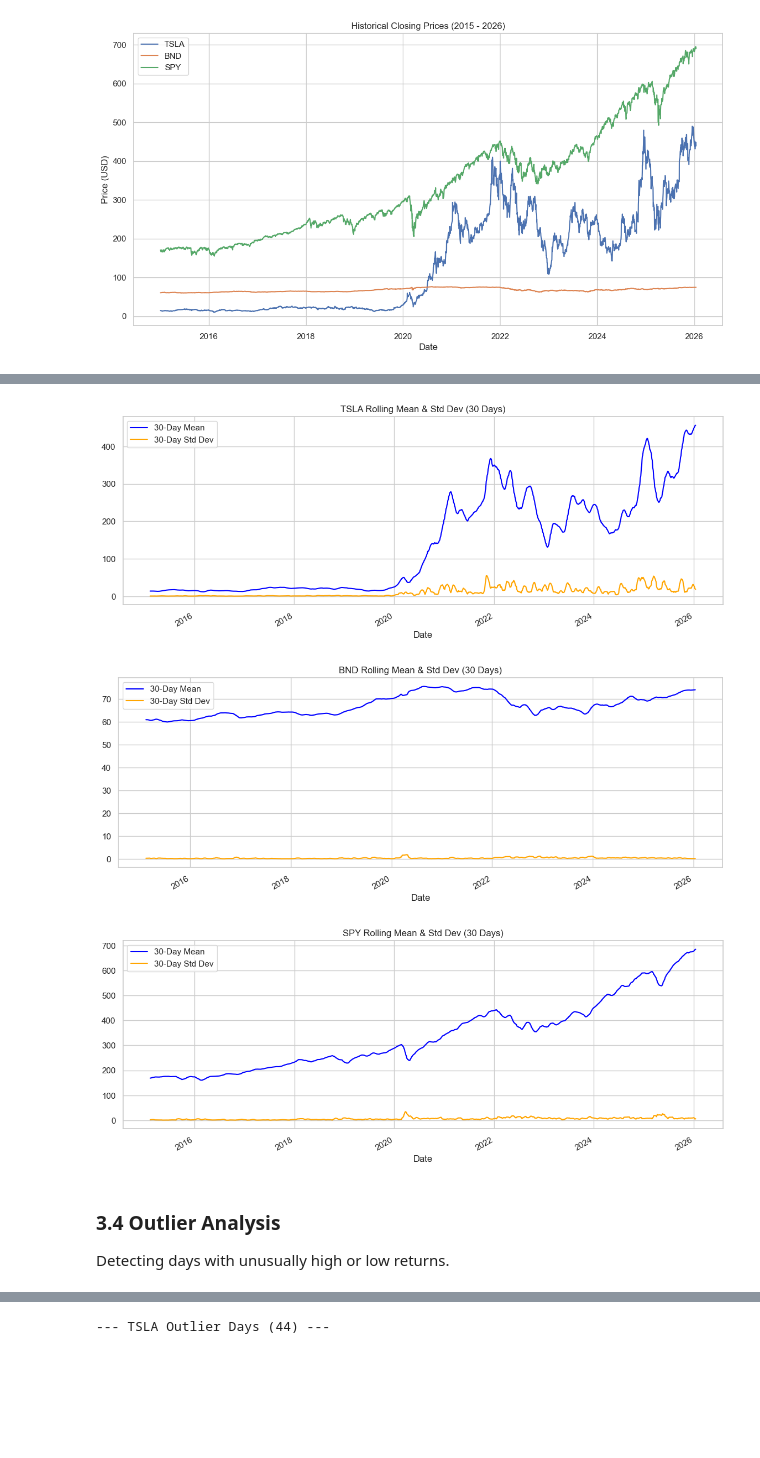
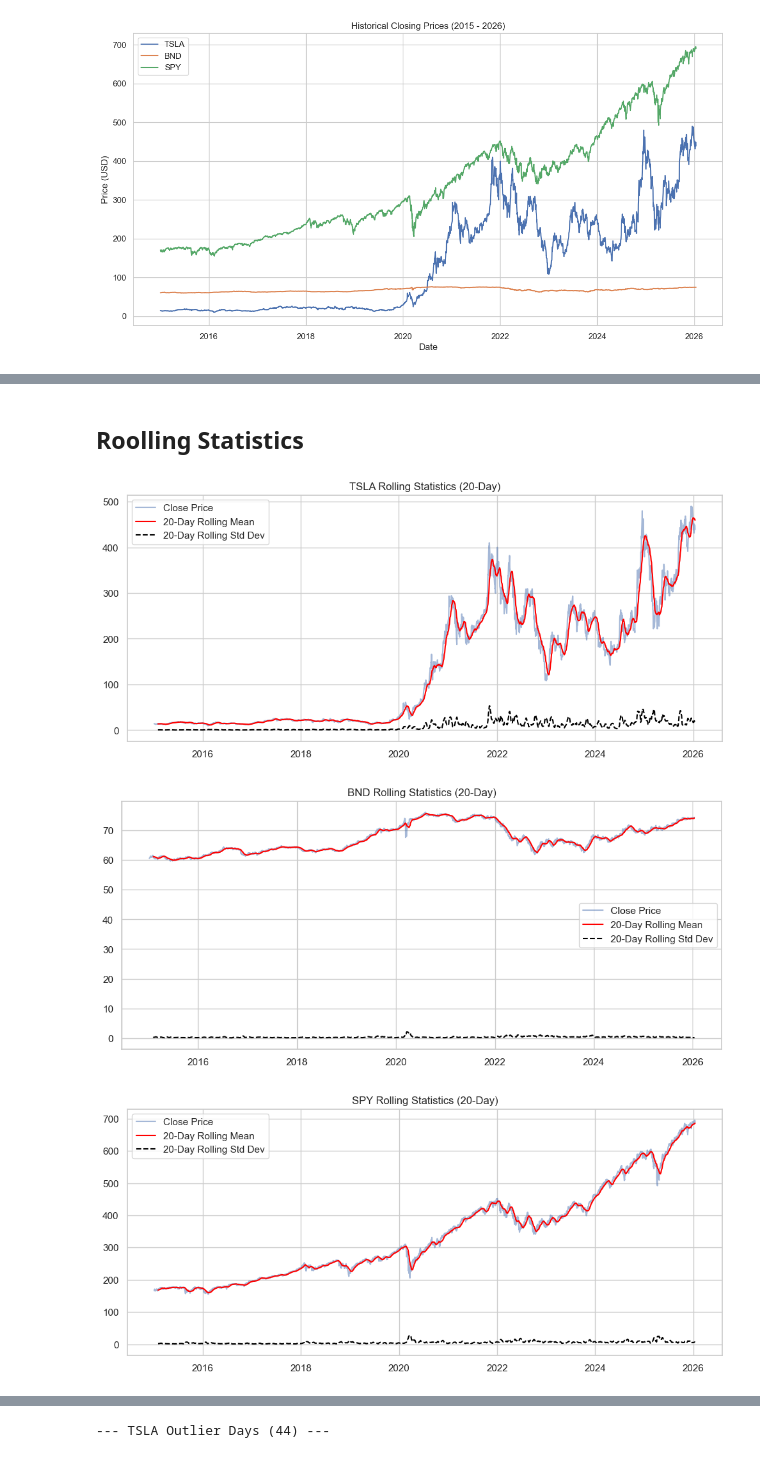
Before and after one commit to soltsega/Time-Series-Forecasting-for-Portfolio-Management-Optimization, a Jupyter notebook: notebooks/EDA.ipynb, the cells around one changed output, grey strips where cells are left out. Cells and saved outputs as stored; diff of their text form; code cells hidden in the pictures; blank space fills up the shorter version.

```diff
--- a/notebooks/EDA.ipynb
+++ b/notebooks/EDA.ipynb
@@ -139,17 +181,20 @@ Analyzing volatility by calculating rolling means (SMA) and rolling standard dev
-# %%
-window = 30 # 30-day rolling window
-
-for asset in assets:
-    plt.figure(figsize=(14, 5))
-    dfs[asset]['Close'].rolling(window=window).mean().plot(label=f'{window}-Day Mean', color='blue')
-    dfs[asset]['Close'].rolling(window=window).std().plot(label=f'{window}-Day Std Dev', color='orange')
-    plt.title(f'{asset} Rolling Mean & Std Dev ({window} Days)')
-    plt.legend()
-    plt.show()
-# %% [output]
-[figure, removed]
-[figure, removed]
-[figure, removed]
-# %% [markdown]
-### 3.4 Outlier Analysis
-Detecting days with unusually high or low returns.
+# %% [markdown]
+## Roolling Statistics
+# %%
+# Compute and visualize rolling mean and standard deviation (20-day window)
+for asset in assets:
+    df = dfs[asset]
+    df['Rolling_Mean_20'] = df['Close'].rolling(window=20).mean()
+    df['Rolling_Std_20'] = df['Close'].rolling(window=20).std()
+
+    plt.figure(figsize=(12, 5))
+    plt.plot(df.index, df['Close'], label='Close Price', alpha=0.5)
+    plt.plot(df.index, df['Rolling_Mean_20'], label='20-Day Rolling Mean', color='red')
+    plt.plot(df.index, df['Rolling_Std_20'], label='20-Day Rolling Std Dev', color='black', linestyle='--')
+    plt.title(f'{asset} Rolling Statistics (20-Day)')
+    plt.legend()
+    plt.show()
+# %% [output]
+[figure, added]
+[figure, added]
+[figure, added]
```
Also changed, not shown: parts of 17 cells of this notebook, 2 other files.
